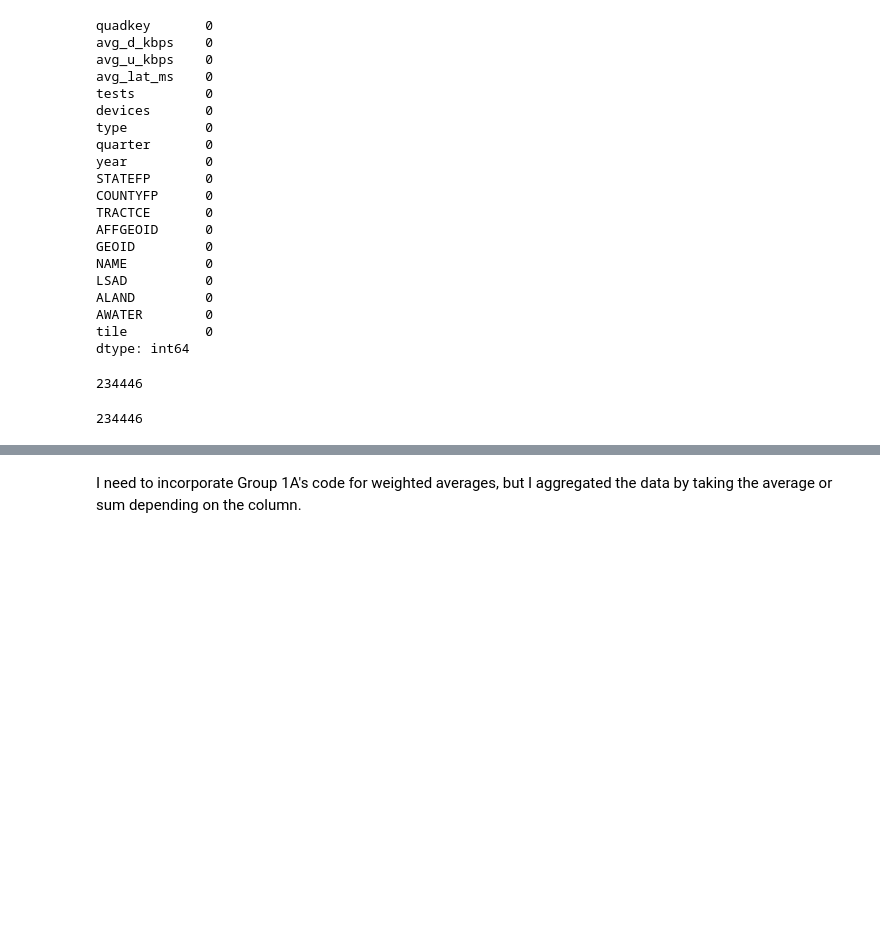
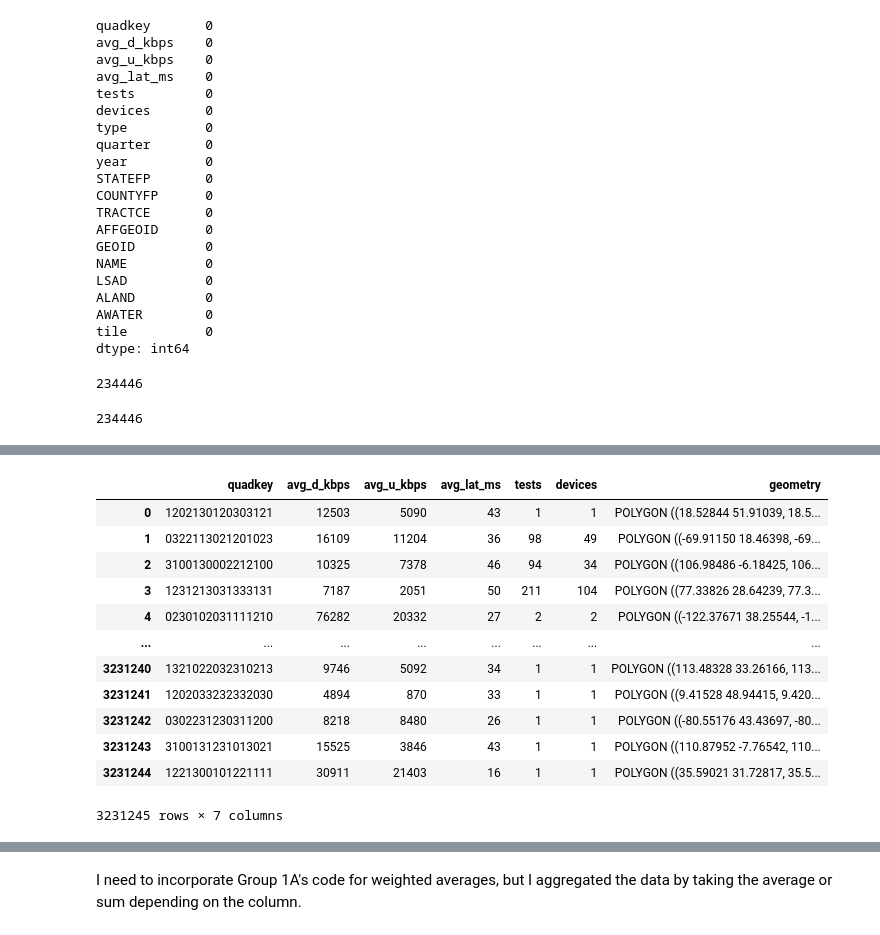
Before and after one commit to datascisteven/DataKind-CDAC-Project, a Jupyter notebook: index.ipynb, the cells around one changed output, grey strips where cells are left out. Cells and saved outputs as stored; diff of their text form; code cells hidden in the pictures; blank space fills up the shorter version.

```diff
--- a/index.ipynb
+++ b/index.ipynb
@@ -531,0 +556,17 @@ ny_3.quadkey.nunique()
+# %%
+mobile_ookla_shp = gpd.read_file('data/z-archive/Ookla/ookla-data/2019-01-01_performance_mobile_tiles/gps_mobile_tiles.shp')
+mobile_ookla_shp
+# %% [output]
+|  | quadkey | avg_d_kbps | avg_u_kbps | avg_lat_ms | tests | devices | geometry |
+| 0 | 1202130120303121 | 12503 | 5090 | 43 | 1 | 1 | POLYGON ((18.52844 51.91039, 18.5... |
+| 1 | 0322113021201023 | 16109 | 11204 | 36 | 98 | 49 | POLYGON ((-69.91150 18.46398, -69... |
+| 2 | 3100130002212100 | 10325 | 7378 | 46 | 94 | 34 | POLYGON ((106.98486 -6.18425, 106... |
+| 3 | 1231213031333131 | 7187 | 2051 | 50 | 211 | 104 | POLYGON ((77.33826 28.64239, 77.3... |
+| 4 | 0230102031111210 | 76282 | 20332 | 27 | 2 | 2 | POLYGON ((-122.37671 38.25544, -1... |
+| ... | ... | ... | ... | ... | ... | ... | ... |
+| 3231240 | 1321022032310213 | 9746 | 5092 | 34 | 1 | 1 | POLYGON ((113.48328 33.26166, 113... |
+| 3231241 | 1202033232332030 | 4894 | 870 | 33 | 1 | 1 | POLYGON ((9.41528 48.94415, 9.420... |
+| 3231242 | 0302231230311200 | 8218 | 8480 | 26 | 1 | 1 | POLYGON ((-80.55176 43.43697, -80... |
+| 3231243 | 3100131231013021 | 15525 | 3846 | 43 | 1 | 1 | POLYGON ((110.87952 -7.76542, 110... |
+| 3231244 | 1221300101221111 | 30911 | 21403 | 16 | 1 | 1 | POLYGON ((35.59021 31.72817, 35.5... |
+3231245 rows × 7 columns
```
Also changed, not shown: parts of 46 cells of this notebook, 5 other files.
